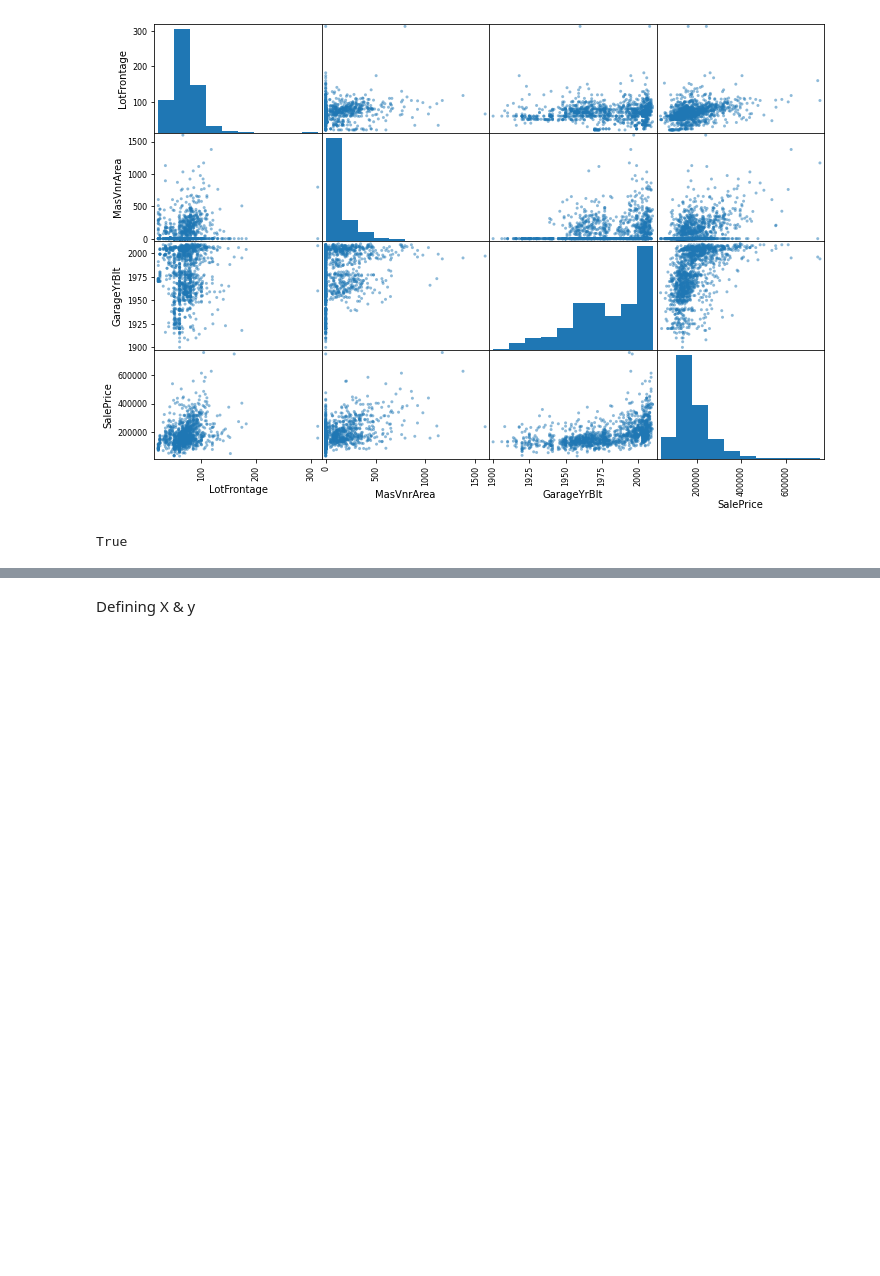
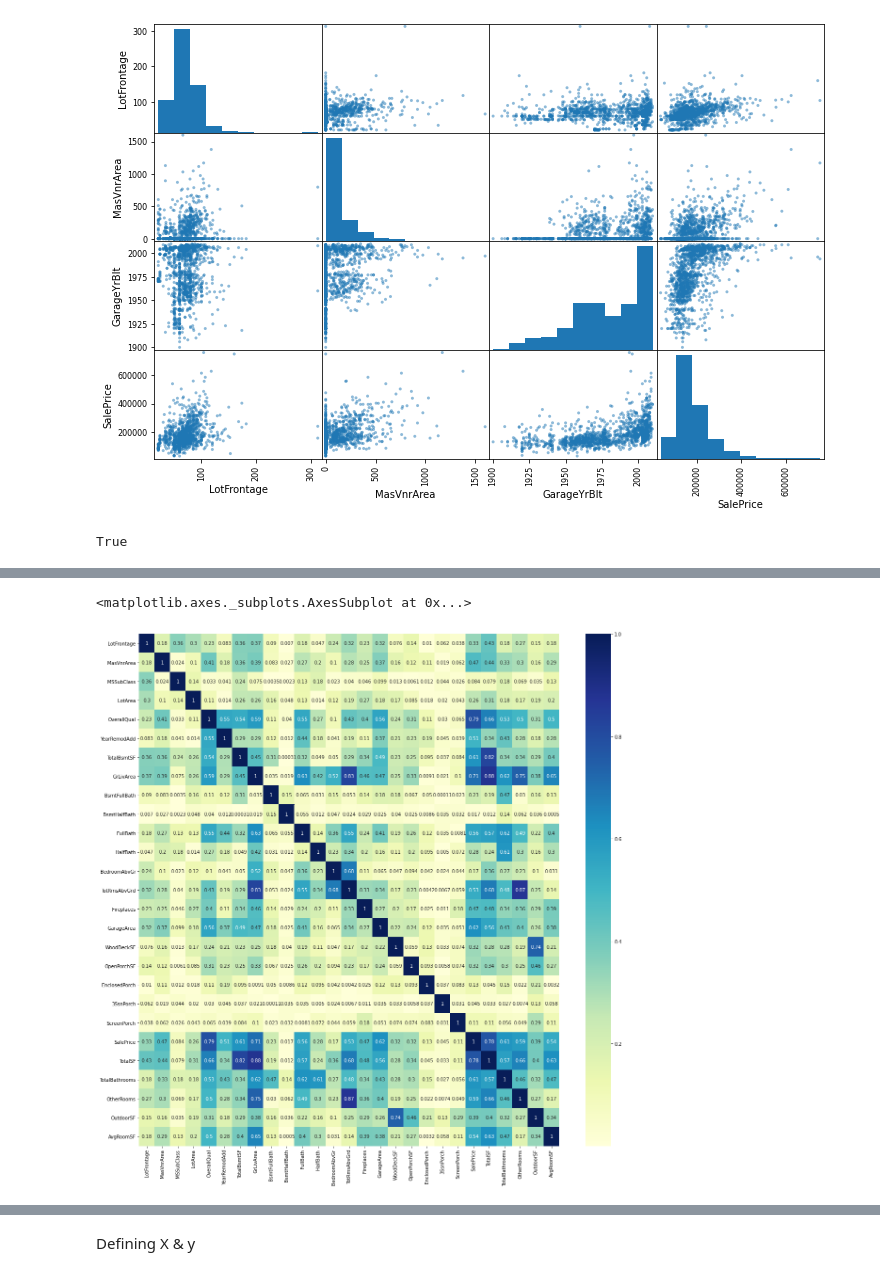
Before and after one commit to tharindatj/Kaggle_competitions, a Jupyter notebook: kaggle_house_prices.ipynb, the cells around one changed output, grey strips where cells are left out. Saved outputs shown, nothing was run; the diff lists cells and outputs as text; code cells hidden in the pictures; blank space fills up the shorter version.

```diff
--- a/kaggle_house_prices.ipynb
+++ b/kaggle_house_prices.ipynb
@@ -211,0 +186,37 @@ True
+# %%
+#observations
+
+#New features to test out
+#SF related features> combine to form 'total_sf' and remove the consitutents - 'TotalBsmtSF','GrLivArea', other SF related features make up these two vairables hence remove
+#combine bathrooms = from one feature and check for relationship - 'BsmtFullBath', 'BsmtHalfBath', 'FullBath', 'HalfBath'
+#check whether breaking out other rooms from TotRmsAbvGrd will improve 'TotRmsAbvGrd' , 'BedroomAbvGr'
+#combine out door areas to form outdoorSF by combining 'OpenPorchSF','EnclosedPorch', '3SsnPorch', 'ScreenPorch','WoodDeckSF'
+
+#garagecars and garagearea same thing, dropping garagearea and garagecars tad bid more related to salesprice
+
+#yearremodeled and yearbuilt are same data, removed yearbuild and remove garageyearbuilt as related to prior, not meaningfully related to sale price
+
+#garageyrbuilt drop due to correlation with yearremodelled
+
+#MSSubClass is an object
+
+#Other variable based on description and muilticolinearity will drop, will focus only on num variables with strong correlation as well as fundemental relationship with saleprice
+
+num_features_drop = ['1stFlrSF','2ndFlrSF','BsmtFinSF1','BsmtFinSF2','BsmtUnfSF','GarageCars','GarageYrBlt', 'YearBuilt','OverallCond',
+                     'LowQualFinSF','PoolArea','MiscVal','MoSold','YrSold','KitchenAbvGr']
+
+num_to_object =['MSSubClass']
+# %%
+#experiment with new features
+df_cleannum = df_fill.drop(num_features_drop, axis=1)
+df_cleannum['TotalSF'] = df_cleannum[['TotalBsmtSF','GrLivArea']].sum(axis=1)
+df_cleannum['TotalBathrooms'] = df_cleannum[['BsmtFullBath', 'BsmtHalfBath', 'FullBath', 'HalfBath']].sum(axis=1)
+df_cleannum['OtherRooms'] = df_cleannum['TotRmsAbvGrd'] - df_cleannum['BedroomAbvGr']
+df_cleannum['OutdoorSF'] = df_cleannum[['OpenPorchSF','EnclosedPorch', '3SsnPorch', 'ScreenPorch','WoodDeckSF']].sum(axis=1)
+df_cleannum['AvgRoomSF'] = df_cleannum['GrLivArea'] / df_cleannum['TotRmsAbvGrd']
+corr_matrix = df_cleannum.corr().abs()
+plt.figure(figsize=(20,20))
+sns.heatmap(corr_matrix, annot=True, cmap='YlGnBu')
+# %% [output]
+<matplotlib.axes._subplots.AxesSubplot at 0x...>
+[figure, added]
```
Also changed, not shown: parts of 117 cells of this notebook.
